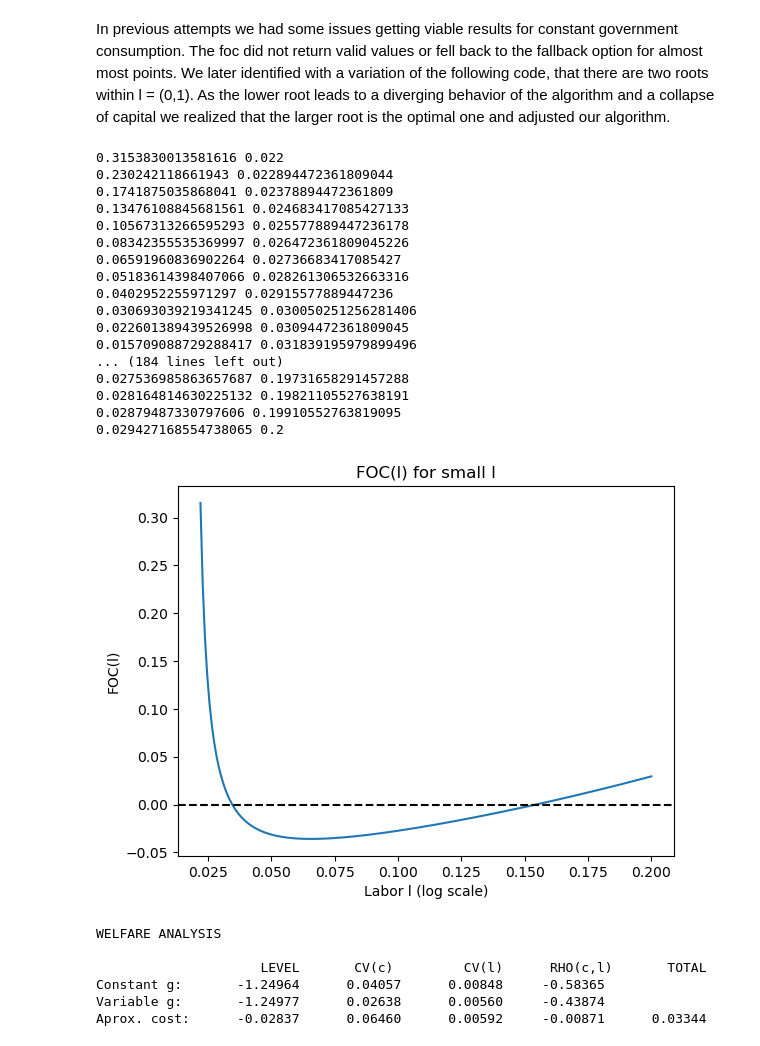
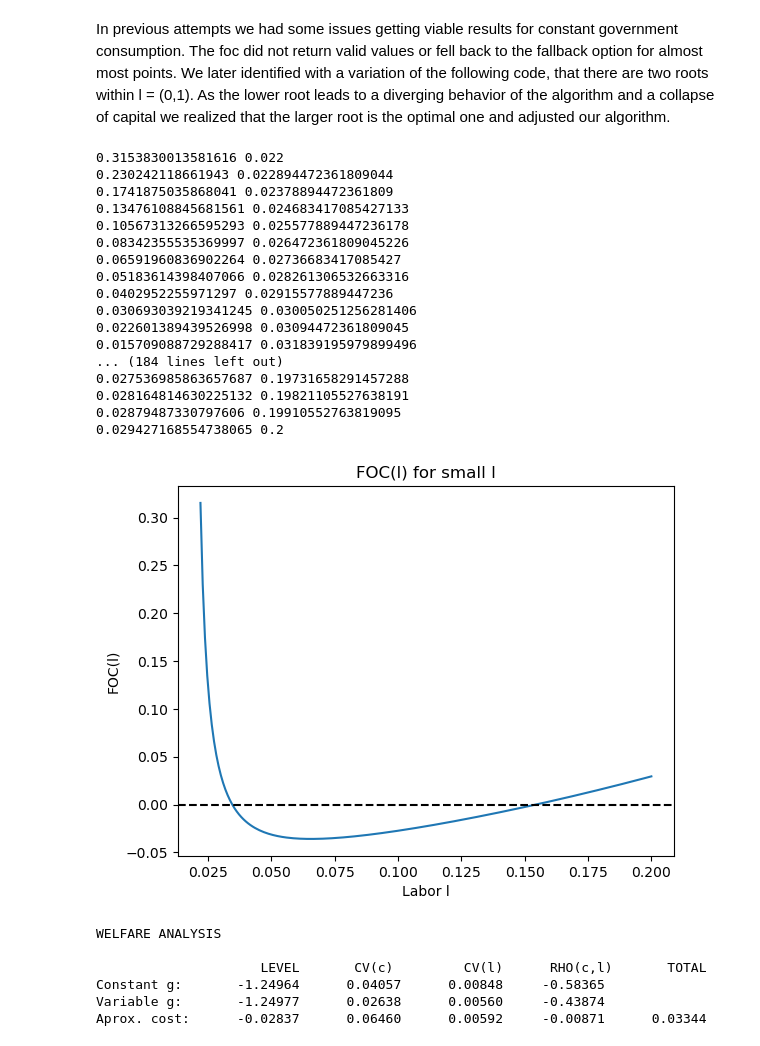
Before and after one commit to Freddy23W/Computational-Methods, a Jupyter notebook: Ex_09_11.ipynb, the cells around one changed output. Saved outputs shown, nothing was run; the diff lists cells and outputs as text; code cells hidden in the pictures.

```diff
--- a/Ex_09_11.ipynb
+++ b/Ex_09_11.ipynb
@@ -149,9 +149,8 @@ def policy_update(j, g, grid_k, grid_eta, coeff_temp, RHS_temp, l, c_new, boost=
     if fa * fb > 0:
         print(f"Warning: No root at grid_k[{j}]={grid_k[j]:.3f} and eta[{g}]={grid_eta[g]:.3f}: FOC at min={fa:.3e}, max={fb:.3e}, iteration={it}")
         l_star = l[j, g]
-        # fallback: assign the feasible endpoint (often max or min, or previous c[i])
+        # fallback: assign the feasible endpoint
     else:
-#        try:
         sol = root_scalar(foc, args=(grid_k[j], g, coeff_temp, RHS_temp, j), bracket=[1e-6, 1-1e-6], method='brentq')
         if sol.converged:
             l_star = sol.root
@@ -160,9 +159,6 @@ def policy_update(j, g, grid_k, grid_eta, coeff_temp, RHS_temp, l, c_new, boost=
 #                if l_star <= 0:
 #                    l_star =1e-10
         else:
-            print("No convergengence")
-            l_star = l[j, g]
-#        except Exception:
             print("No convergengence")
             l_star = l[j, g]
     # Calculate optimal consumption
@@ -409,7 +405,7 @@ def simulate_econ(l_com, c_com, TT, k0, grid_eta, pi, variable_g=True):
     if variable_g:
         g_t[0] = gy*y_t[0]
     else:
-        g_t[0] = g_level
+        g_t[0] = stats_var_g['E_g']
     r_t[0] = np.exp(eta_t[0])*alpha*(l_t[0]/k_t[0])**(1-alpha) - delta
     w_t[0] = np.exp(eta_t[0])*(1-alpha)*(k_t[0]/l_t[0])**(alpha)
     tau_t[0] = g_t[0]/(w_t[0]*l_t[0])
@@ -821,35 +814,35 @@ def foc(l, k, g, spline_rhs, rhs_, j):
 
     # The first order condition
     print(nu * (c_act**nu * (1-l)**(1-nu))**egam / c_act - foc_val, l)
     return nu * (c_act**nu * (1-l)**(1-nu))**egam / c_act - foc_val
 RHS_temp, coeff_temp = interpolate_RHS(c_new, l, grid_eta, 1)
 l_grid = np.linspace(0.022, 0.2, 200)  # from 1e-8 to 0.1
 foc_vals = [foc(l, grid_k[j], g, coeff_temp, RHS_temp, j) for l in l_grid]
 plt.plot(l_grid, foc_vals)
 plt.axhline(0, color='k', linestyle='--')
-plt.xlabel("Labor l (log scale)")
+plt.xlabel("Labor l")
 plt.ylabel("FOC(l)")
 plt.title("FOC(l) for small l")
 plt.show()
 # %% [output]
 0.3153830013581616 0.022
 0.230242118661943 0.022894472361809044
 0.1741875035868041 0.02378894472361809
 0.13476108845681561 0.024683417085427133
 0.10567313266595293 0.025577889447236178
 0.08342355535369997 0.026472361809045226
 0.06591960836902264 0.02736683417085427
 0.05183614398407066 0.028261306532663316
 0.0402952255971297 0.02915577889447236
 0.030693039219341245 0.030050251256281406
 0.022601389439526998 0.03094472361809045
 0.015709088729288417 0.031839195979899496
 ... (184 lines left out)
 0.027536985863657687 0.19731658291457288
 0.028164814630225132 0.19821105527638191
 0.02879487330797606 0.19910552763819095
 0.029427168554738065 0.2
-[figure, old version]
+[figure, new version]
 # %%
 ###############################Welfare Analysis#####################################################################
 c_const = econ_const_g[2]
```
Also changed, not shown: parts of 1 cell of this notebook.
